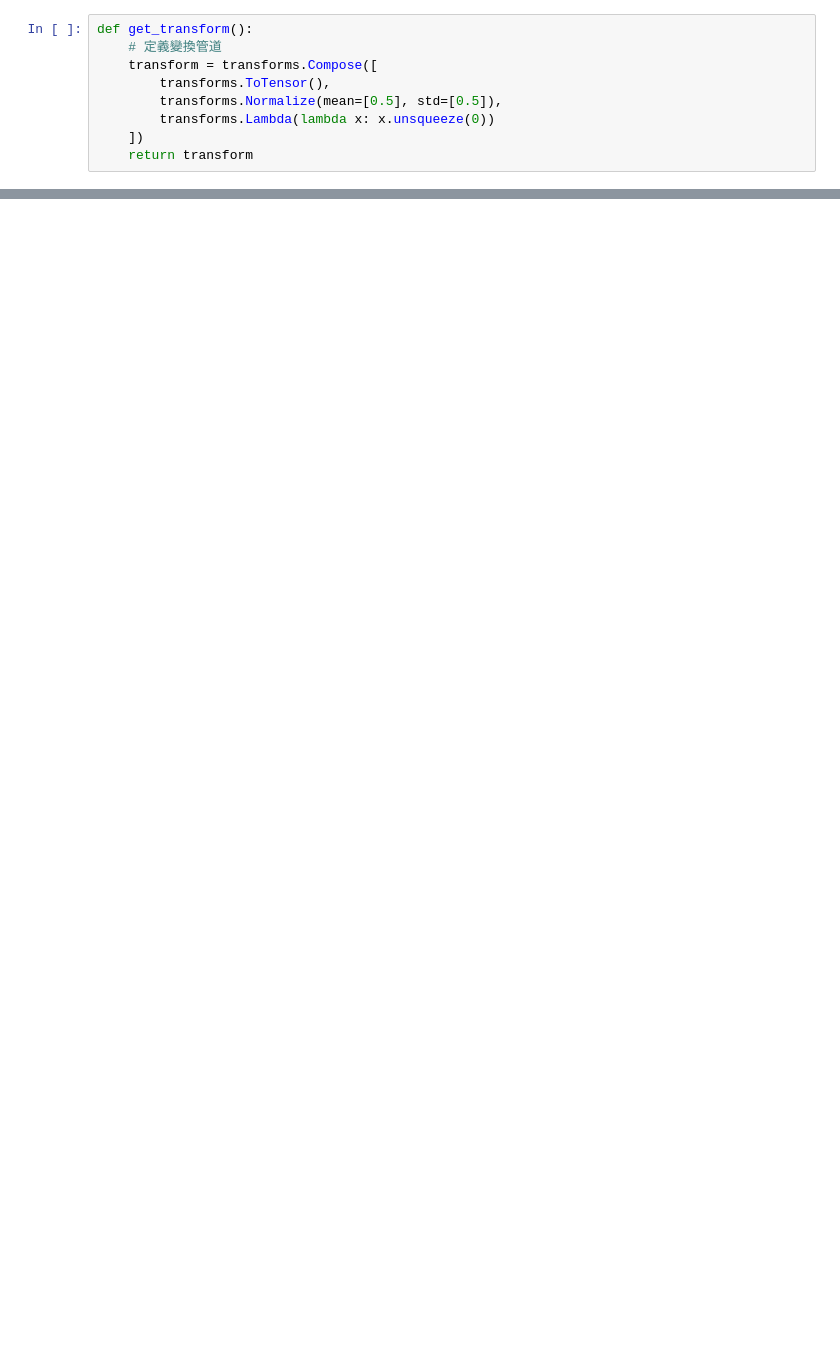
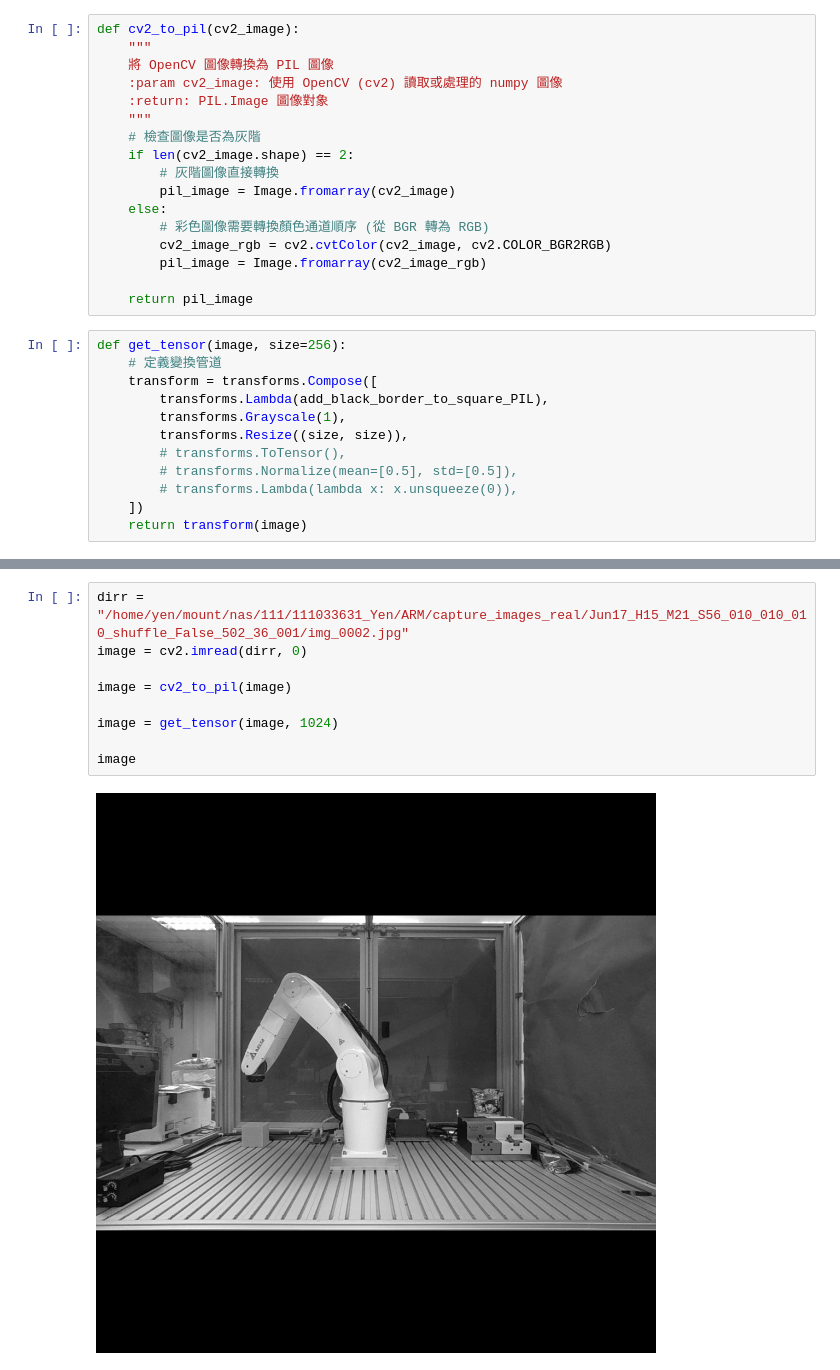
Before and after one commit to yen111033631/pytorch-CycleGAN-and-pix2pix, a Jupyter notebook: try_read_G.ipynb, the cells around one changed output, grey strips where cells are left out. Drawn from its saved outputs; the diff is of its cells as text; blank space fills up the shorter version.

```diff
--- a/try_read_G.ipynb
+++ b/try_read_G.ipynb
@@ -13,9 +62,29 @@ def split_image(image):
+# %%
+def cv2_to_pil(cv2_image):
+    """
+    將 OpenCV 圖像轉換為 PIL 圖像
+    :param cv2_image: 使用 OpenCV (cv2) 讀取或處理的 numpy 圖像
+    :return: PIL.Image 圖像對象
+    """
+    # 檢查圖像是否為灰階
+    if len(cv2_image.shape) == 2:
+        # 灰階圖像直接轉換
+        pil_image = Image.fromarray(cv2_image)
+    else:
+        # 彩色圖像需要轉換顏色通道順序 (從 BGR 轉為 RGB)
+        cv2_image_rgb = cv2.cvtColor(cv2_image, cv2.COLOR_BGR2RGB)
+        pil_image = Image.fromarray(cv2_image_rgb)
+
+    return pil_image
 # %%
-def get_transform():
+def get_tensor(image, size=256):
     # 定義變換管道
     transform = transforms.Compose([
-        transforms.ToTensor(),
-        transforms.Normalize(mean=[0.5], std=[0.5]),
-        transforms.Lambda(lambda x: x.unsqueeze(0))
+        transforms.Lambda(add_black_border_to_square_PIL),
+        transforms.Grayscale(1),
+        transforms.Resize((size, size)),
+        # transforms.ToTensor(),
+        # transforms.Normalize(mean=[0.5], std=[0.5]),
+        # transforms.Lambda(lambda x: x.unsqueeze(0)),
     ])
-    return transform
+    return transform(image)
@@ -195,0 +91,11 @@ tensor([[[[-1., -1., -1.,  ..., -1., -1., -1.],
+# %%
+dirr = "/home/yen/mount/nas/111/111033631_Yen/ARM/capture_images_real/Jun17_H15_M21_S56_010_010_010_shuffle_False_502_36_001/img_0002.jpg"
+image = cv2.imread(dirr, 0)
+
+image = cv2_to_pil(image)
+
+image = get_tensor(image, 1024)
+
+image
+# %% [output]
+[figure, added]
```
Also changed, not shown: parts of 18 cells of this notebook, 5 other files.
